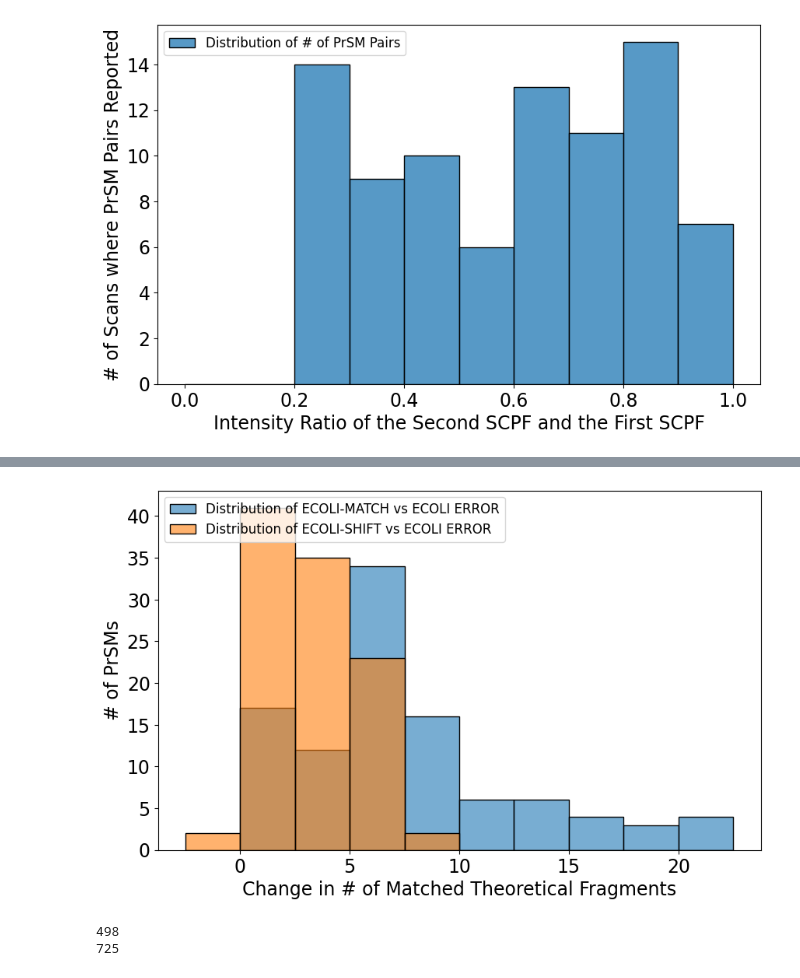
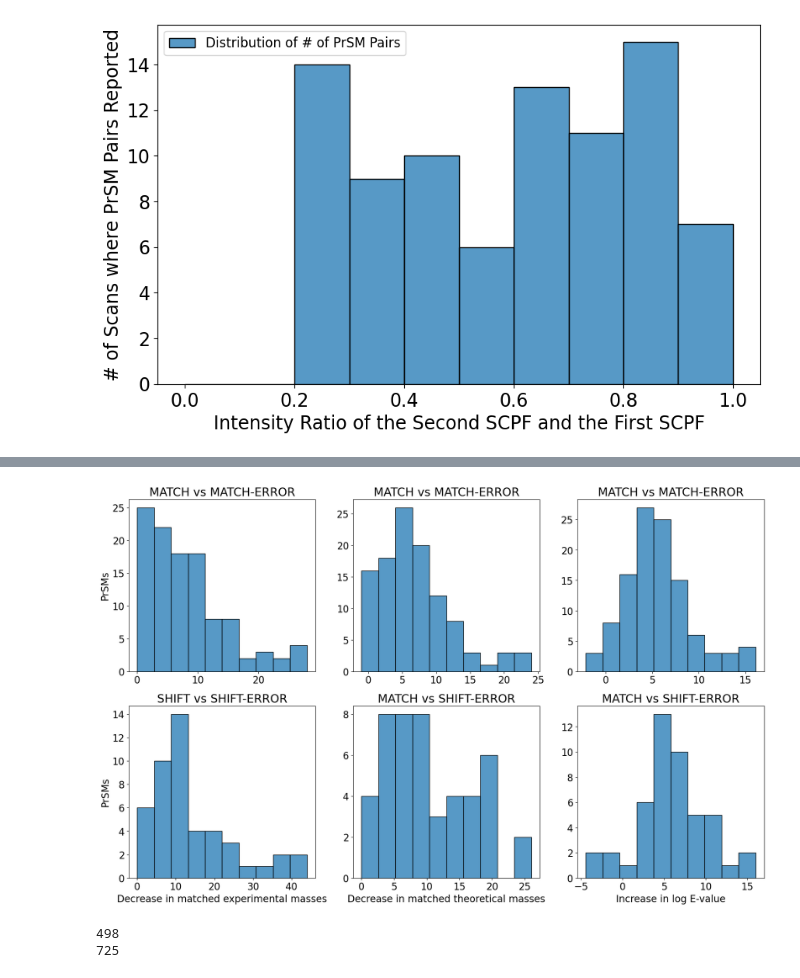
Before and after one commit to todanielwang/TopMPI, a Jupyter notebook: notebook.ipynb, the cells around one changed output, grey strips where cells are left out. Drawn from its saved outputs; the diff is of its cells as text; code cells hidden in the pictures.

```diff
--- a/notebook.ipynb
+++ b/notebook.ipynb
@@ -3603,34 +3633,94 @@ read_msalign.write_spec_file("ecolierror_ms2.msalign", ecolierror)
 # %%
 import pandas as pd
-import re
+import numpy as np
+import matplotlib.pyplot as plt
+import seaborn as sns
 
 r1 = pd.read_csv("/home/daniel/Desktop/datafiles/RealData/ecoli/DDA/20231215_ecoli_400ng/20231215_ecoli_400ng_daniel_1_ms2_toppic_prsm_single.tsv", sep="\t")
 
-ecolishift = pd.read_csv("/home/daniel/Desktop/datafiles/RealData/ecoli/DDA/20231215_ecoli_400ng/precursorselect/ecolishift_ms2_toppic_prsm_single.tsv", sep="\t", skiprows=29)
+matcherror = pd.read_csv("/home/daniel/Desktop/datafiles/RealData/ecoli/DDA/20231215_ecoli_400ng/precursorselect/matcherror_ms2_toppic_prsm_single.tsv", sep="\t", skiprows=29)
 
-ecolierror = pd.read_csv("/home/daniel/Desktop/datafiles/RealData/ecoli/DDA/20231215_ecoli_400ng/precursorselect/ecolierror_ms2_toppic_prsm_single.tsv", sep="\t", skiprows=29)
+shifterror = pd.read_csv("/home/daniel/Desktop/datafiles/RealData/ecoli/DDA/20231215_ecoli_400ng/precursorselect/shifterror_ms2_toppic_prsm_single.tsv", sep="\t", skiprows=29)
 
-r1merge = r1.merge(ecolierror, on="Scan(s)", how="inner")
-shiftmerge = ecolishift.merge(ecolierror, on="Scan(s)", how="inner")
+print(matcherror.shape[0], shifterror.shape[0])
 
-r1merge = r1merge[r1merge["Scan(s)"].isin(shiftmerge["Scan(s)"].tolist())]
+matchmerge = r1.merge(matcherror, on="Scan(s)", how="inner")
+shiftmerge = r1.merge(shifterror, on="Scan(s)", how="inner")
 
-r1merge["matched ions diff"] = r1merge["#matched fragment ions_x"] - r1merge["#matched fragment ions_y"]
-shiftmerge["matched ions diff"] = shiftmerge["#matched fragment ions_x"] - shiftmerge["#matched fragment ions_y"]
-print(shiftmerge["matched ions diff"].min())
+print(matchmerge.shape[0], shiftmerge.shape[0])
 
-bins = np.arange(-2.5, 25, 2.5)
+newmatchmerge = matchmerge[matchmerge["Protein accession_x"] == matchmerge["Protein accession_y"]]
+newshiftmerge = shiftmerge[shiftmerge["Protein accession_x"] == shiftmerge["Protein accession_y"]]
 
-fig, ax1 = plt.subplots(figsize=(10, 6))
+print(newmatchmerge.shape[0], newshiftmerge.shape[0])
 
-sns.histplot(r1merge['matched ions diff'], bins=bins, kde=False, edgecolor='black', alpha=0.6, label="Distribution of ECOLI-MATCH vs ECOLI ERROR")
-sns.histplot(shiftmerge['matched ions diff'], bins=bins, kde=False, edgecolor='black', alpha=0.6, label="Distribution of ECOLI-SHIFT vs ECOLI ERROR")
+newmatchmerge["matched peaks diff"] = newmatchmerge["#matched peaks_x"] - newmatchmerge["#matched peaks_y"]
+newmatchmerge["matched ions diff"] = newmatchmerge["#matched fragment ions_x"] - newmatchmerge["#matched fragment ions_y"]
+newmatchmerge["E-value diff"] = np.log10(newmatchmerge["E-value_y"]) - np.log10(newmatchmerge["E-value_x"])
+# print(newmatchmerge["matched peaks diff"].max())
+newshiftmerge["matched peaks diff"] = newshiftmerge["#matched peaks_x"] - newshiftmerge["#matched peaks_y"]
+newshiftmerge["matched ions diff"] = newshiftmerge["#matched fragment ions_x"] - newshiftmerge["#matched fragment ions_y"]
+newshiftmerge["E-value diff"] = np.log10(newshiftmerge["E-value_y"]) - np.log10(newshiftmerge["E-value_x"])
 
-plt.xlabel("Change in # of Matched Theoretical Fragments")
-plt.ylabel("# of PrSMs")
-plt.legend(loc='upper left', fontsize=12)
+# print(newshiftmerge["matched ions diff"].max())
+
+# bins = np.arange(-2, 26, 2)
+
+# fig, ax1 = plt.subplots(figsize=(10, 6))
+
+# sns.histplot(r1merge['matched ions diff'], bins=bins, kde=False, edgecolor='black', alpha=0.6, label="Distribution of ECOLI-MATCH vs ECOLI ERROR")
+# sns.histplot(shiftmerge['matched ions diff'], bins=bins, kde=False, edgecolor='black', alpha=0.6, label="Distribution of ECOLI-SHIFT vs ECOLI ERROR")
+
+# plt.xlabel("Change in # of Matched Theoretical Fragments")
+# plt.ylabel("# of PrSMs")
+# # plt.legend(loc='upper left', fontsize=12)
 plt.rcParams.update({'font.size': 17})
 
-plt.savefig("PrecursorSelection.svg", format="svg", dpi=400)
+# Define bins for the histogram
+# bins = np.arange(-2, 28, 2)
+
+# Create a single figure with two subplots
+fig, ([ax1, ax2, ax3], [ax4, ax5, ax6]) = plt.subplots(2, 3, figsize=(20, 12))
+
+
+# Plot the histogram for r1merge on the first subplot
+sns.histplot(newmatchmerge['matched peaks diff'], ax=ax1, bins=10)
+ax1.set_title("MATCH vs MATCH-ERROR")
+ax1.set_xlabel("")
+# ax1.set_xticks(np.arange(-2, 28, 4))
+ax1.set_ylabel("PrSMs")
+# ax1.set_xlabel("Decrease in matched experimental masses")
+
+sns.histplot(newmatchmerge['matched ions diff'], ax=ax2, bins=10)
+ax2.set_title("MATCH vs MATCH-ERROR")
+ax2.set_xlabel("")
+# ax1.set_xticks(np.arange(-2, 28, 4))
+ax2.set_ylabel("")
+
+sns.histplot(newmatchmerge['E-value diff'], ax=ax3, bins=10)
+ax3.set_title("MATCH vs MATCH-ERROR")
+ax3.set_xlabel("")
+# ax1.set_xticks(np.arange(-2, 28, 4))
+ax3.set_ylabel("")
+
+# Plot the histogram for shiftmerge on the second subplot
+sns.histplot(newshiftmerge['matched peaks diff'], ax=ax4, bins=10)
+ax4.set_title("SHIFT vs SHIFT-ERROR")
+ax4.set_xlabel("Decrease in matched experimental masses")
+ax4.set_ylabel("PrSMs")
+# ax2.set_xticks(np.arange(-2, 28, 4))
+
+sns.histplot(newshiftmerge['matched ions diff'], ax=ax5, bins=10)
+ax5.set_title("MATCH vs SHIFT-ERROR")
+ax5.set_xlabel("Decrease in matched theoretical masses")
+ax5.set_ylabel("")
+
+sns.histplot(newshiftmerge['E-value diff'], ax=ax6, bins=10)
+ax6.set_title("MATCH vs SHIFT-ERROR")
+ax6.set_xlabel("Increase in log E-value")
+ax6.set_ylabel("")
+
+
+plt.savefig("PrecursorSelection.svg", format="svg", dpi=800)
 plt.savefig("PrecursorSelection.png", format="png", dpi=800)
 # %% [output]
@@ -3638,4 +3745,4 @@ plt.savefig("PrecursorSelection.png", format="png", dpi=800)
-[figure, old version]
+[figure, new version]
 # %%
 import pandas as pd
 import read_msalign
```
Also changed, not shown: parts of 29 cells of this notebook, 47 other files.
